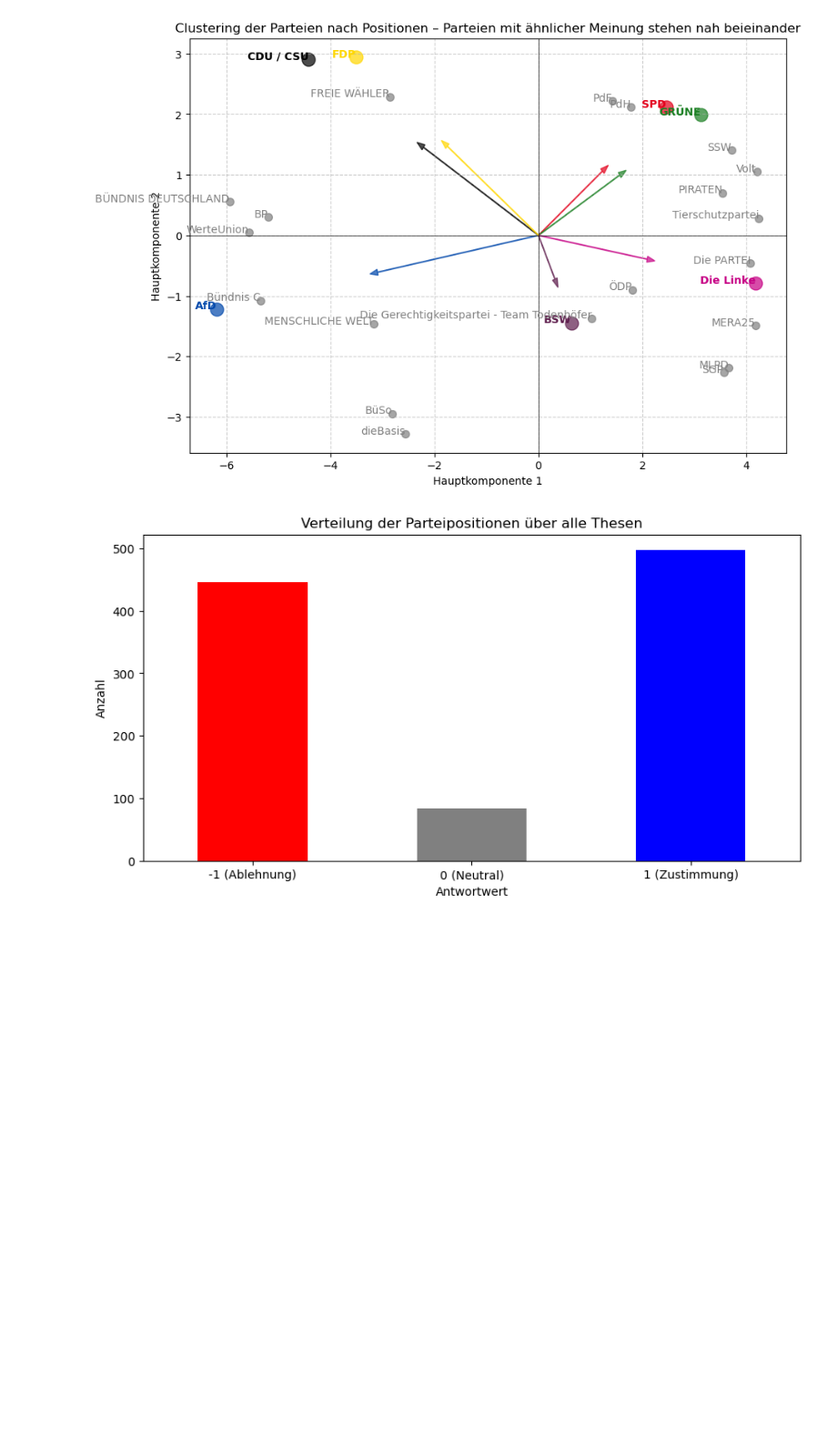
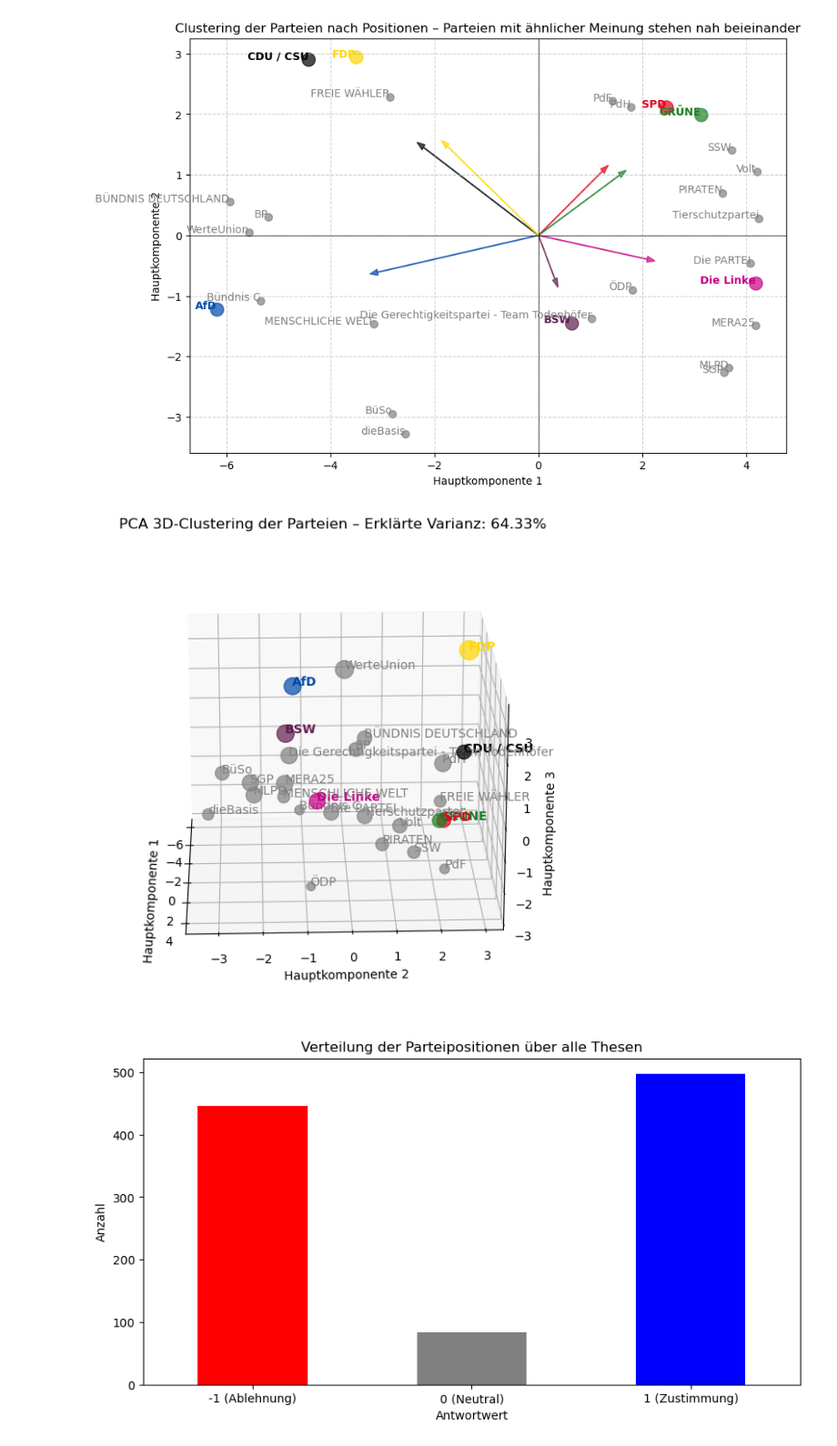
Before and after one commit to uioreanu/german-elections, a Jupyter notebook: Wahlomat 2025.ipynb, the cells around one changed output. Shown at 91% size. Cells and saved outputs as stored; diff of their text form; code cells hidden in the pictures; blank space fills up the shorter version.

Commit message:
3D PCA visualization with gif animation and depth perception - added PCA explained variance

```diff
--- a/Wahlomat 2025.ipynb
+++ b/Wahlomat 2025.ipynb
@@ -151,6 +151,70 @@ plt.savefig("Clustering der Parteien nach Positionen.png", dpi=300, bbox_inches=
 plt.show()
 # %% [output]
 [figure]
+# %%
+import numpy as np
+import pandas as pd
+import matplotlib.pyplot as plt
+from matplotlib.animation import FuncAnimation
+from sklearn.decomposition import PCA
+from mpl_toolkits.mplot3d import Axes3D
+
+# Perform PCA with 3 components
+pca_3d = PCA(n_components=3)
+pca_result_3d = pca_3d.fit_transform(pivot_df)
+
+# Create DataFrame for PCA results
+pca_df_3d = pd.DataFrame(pca_result_3d, index=pivot_df.index, columns=["PC1", "PC2", "PC3"])
+
+# Define party colors
+party_colors = {
+    "CDU / CSU": "#000000",  # Black
+    "AfD": "#0047AB",  # Dark Blue
+    "SPD": "#E3001B",  # Red
+    "GRÜNE": "#1A7F22",  # Green
+    "Die Linke": "#C60084",  # Magenta/Pink
+    "BSW": "#5E1D4D",  # Dark Purple
+    "FDP": "#FFD700",  # Bright Yellow
+}
+
+# Create 3D figure
+fig = plt.figure(figsize=(10, 7))
+ax = fig.add_subplot(111, projection='3d')
+
+# Adjust bubble sizes based on perspective depth (z-axis position)
+z_values = pca_df_3d["PC3"].values
+min_z, max_z = min(z_values), max(z_values)
+scaled_sizes = 50 + 200 * (z_values - min_z) / (max_z - min_z)
+
+# Plot all parties
+scatters = []
+for (party, (x, y, z), size) in zip(pca_df_3d.index, pca_df_3d.values, scaled_sizes):
+    color = party_colors.get(party, "gray")
+    fontweight = 'bold' if party in party_colors else 'normal'
+    scatter = ax.scatter(x, y, z, color=color, s=size, alpha=0.7)
+    ax.text(x, y, z, party, fontsize=10, fontweight=fontweight, color=color)
+    scatters.append(scatter)
+
+# Labels and grid
+ax.set_xlabel("Hauptkomponente 1")
+ax.set_ylabel("Hauptkomponente 2")
+ax.set_zlabel("Hauptkomponente 3")
+ax.set_title(f"PCA 3D-Clustering der Parteien – Erklärte Varianz: {sum(pca_3d.explained_variance_ratio_) * 100:.2f}%")
+
+# Function to rotate the 3D plot
+def update(frame):
+    ax.view_init(elev=20, azim=frame)
+    return scatters
+
+# Create animation
+ani = FuncAnimation(fig, update, frames=np.arange(0, 360, 2), interval=50)
+
+# Save animation as a GIF (optional, uncomment if needed)
+ani.save("PCA_3D_Clustering.gif", writer="pillow", fps=20)
+
+plt.show()
+# %% [output]
+[figure, added]
 # %%
 plt.figure(figsize=(10, 5))
 pivot_df.stack().value_counts().sort_index().plot(kind="bar", color=["red", "gray", "blue"])
```
Also changed, not shown: parts of 1 cell of this notebook, 7 other files.
